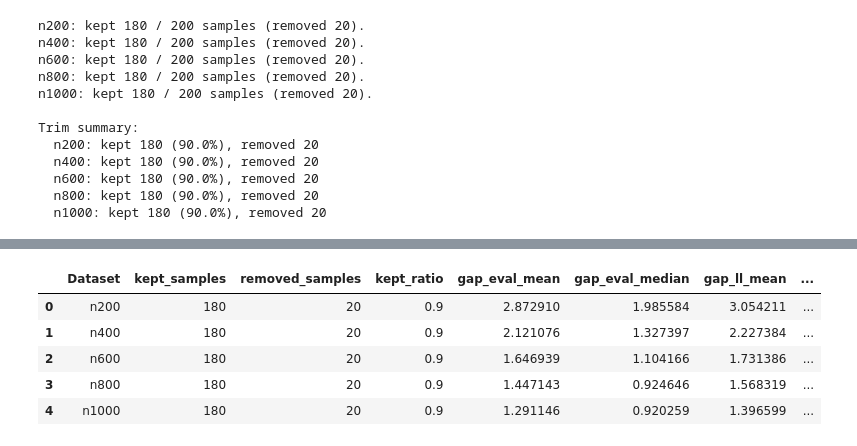
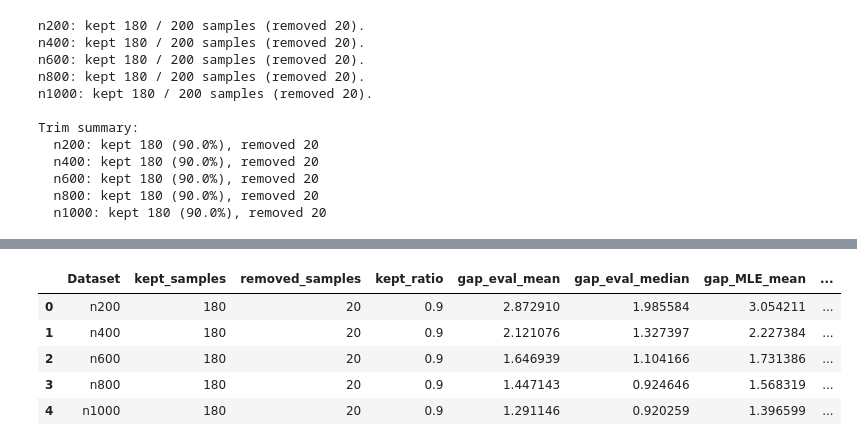
Before and after one commit to natsuki0720/CTMCxDeepSets, a Jupyter notebook: notebooks/real_data_gap_analysis.ipynb, the cells around one changed output, grey strips where cells are left out. Saved outputs shown, nothing was run; the diff lists cells and outputs as text; code cells hidden in the pictures.

```diff
--- a/notebooks/real_data_gap_analysis.ipynb
+++ b/notebooks/real_data_gap_analysis.ipynb
@@ -373,7 +373,7 @@ for label in ordered_labels:
     if ll_vals is None or eval_vals is None:
         continue
     for value in ll_vals.ravel():
-        plot_rows.append({"Dataset": label, "Type": "gap_ll", "Value": value})
+        plot_rows.append({"Dataset": label, "Type": "gap_MLE", "Value": value})
     for value in eval_vals.ravel():
         plot_rows.append({"Dataset": label, "Type": "gap_eval", "Value": value})
 
@@ -400,7 +400,7 @@ for label in ordered_labels:
         continue
     for vec in ll_vals:
         for dim_idx, value in enumerate(vec):
-            dim_rows.append({"Dataset": label, "Type": "gap_ll", "Dim": dim_idx, "Value": value})
+            dim_rows.append({"Dataset": label, "Type": "gap_MLE", "Dim": dim_idx, "Value": value})
     for vec in eval_vals:
         for dim_idx, value in enumerate(vec):
             dim_rows.append({"Dataset": label, "Type": "gap_eval", "Dim": dim_idx, "Value": value})
@@ -428,33 +428,33 @@ else:
 # %%
 
 summary_rows = []
 for label in ordered_labels:
     ll_vals = clean_gap_ll_dict.get(label)
     eval_vals = clean_gap_eval_dict.get(label)
     mask = mask_registry.get(label)
     if ll_vals is None or eval_vals is None:
         continue
     kept = int(ll_vals.shape[0])
     removed = int(mask.size - mask.sum()) if mask is not None else 0
     total = kept + removed
     summary_rows.append({
         "Dataset": label,
         "kept_samples": kept,
         "removed_samples": removed,
         "kept_ratio": kept / total if total else np.nan,
         "gap_eval_mean": float(np.mean(eval_vals)),
         "gap_eval_median": float(np.median(eval_vals)),
-        "gap_ll_mean": float(np.mean(ll_vals)),
-        "gap_ll_median": float(np.median(ll_vals)),
+        "gap_MLE_mean": float(np.mean(ll_vals)),
+        "gap_MLE_median": float(np.median(ll_vals)),
     })
 
 if summary_rows:
     summary_df = pd.DataFrame(summary_rows)
     display(summary_df)
 else:
     print("Summary is empty. Check dataset loading results.")
 # %% [output]
-|  | Dataset | kept_samples | removed_samples | kept_ratio | gap_eval_mean | gap_eval_median | gap_ll_mean | ... |
+|  | Dataset | kept_samples | removed_samples | kept_ratio | gap_eval_mean | gap_eval_median | gap_MLE_mean | ... |
 | 0 | n200 | 180 | 20 | 0.9 | 2.872910 | 1.985584 | 3.054211 | ... |
 | 1 | n400 | 180 | 20 | 0.9 | 2.121076 | 1.327397 | 2.227384 | ... |
 | 2 | n600 | 180 | 20 | 0.9 | 1.646939 | 1.104166 | 1.731386 | ... |
```
Also changed, not shown: parts of 2 cells of this notebook.
